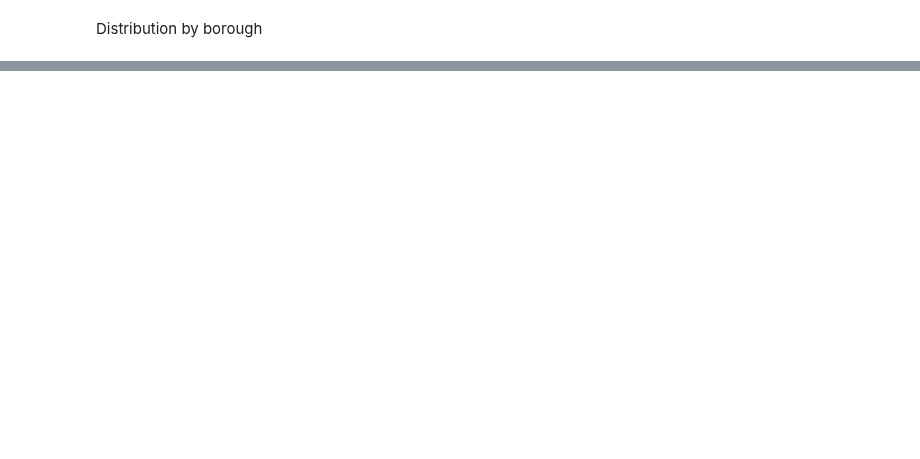
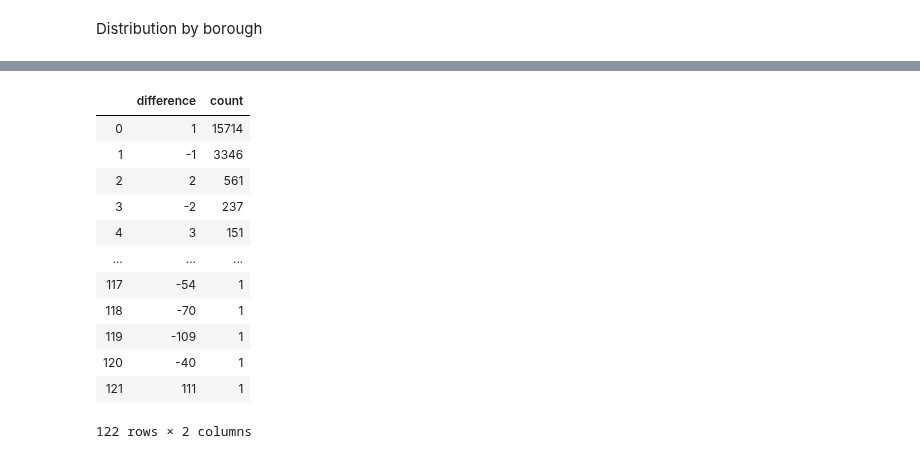
Before and after one commit to NYCPlanning/ann, a Jupyter notebook: numbldgs 2020-03/notebooks/NumBldgs from Building Footprints.ipynb, the cells around one changed output, grey strips where cells are left out. Drawn from its saved outputs; the diff is of its cells as text; code cells hidden in the pictures; blank space fills up the shorter version.

```diff
--- a/numbldgs 2020-03/notebooks/NumBldgs from Building Footprints.ipynb
+++ b/numbldgs 2020-03/notebooks/NumBldgs from Building Footprints.ipynb
@@ -151,0 +149,18 @@ ax = boro_dist.plot.bar(x='borough', y='count', rot=0)
+# %%
+difference_counts = df['difference'].value_counts()
+difference_dist = pd.DataFrame({'difference':difference_counts.index, 'count':difference_counts.values})
+difference_dist
+# %% [output]
+|  | difference | count |
+| 0 | 1 | 15714 |
+| 1 | -1 | 3346 |
+| 2 | 2 | 561 |
+| 3 | -2 | 237 |
+| 4 | 3 | 151 |
+| ... | ... | ... |
+| 117 | -54 | 1 |
+| 118 | -70 | 1 |
+| 119 | -109 | 1 |
+| 120 | -40 | 1 |
+| 121 | 111 | 1 |
+122 rows × 2 columns
```
Also changed, not shown: parts of 12 cells of this notebook, 2 other files.
